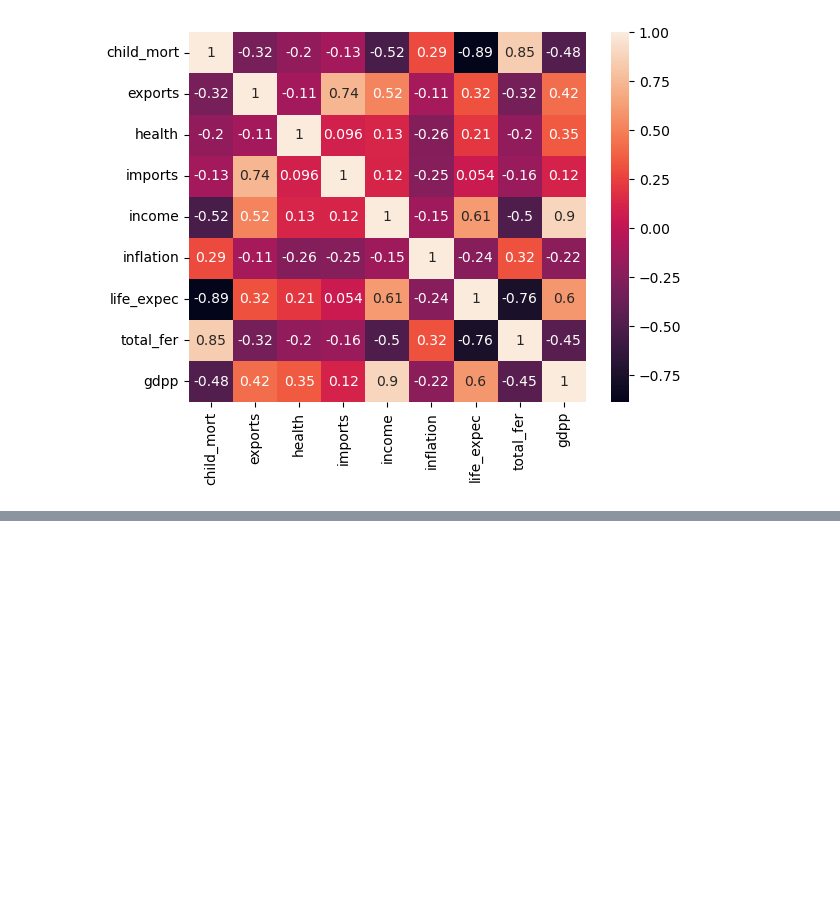
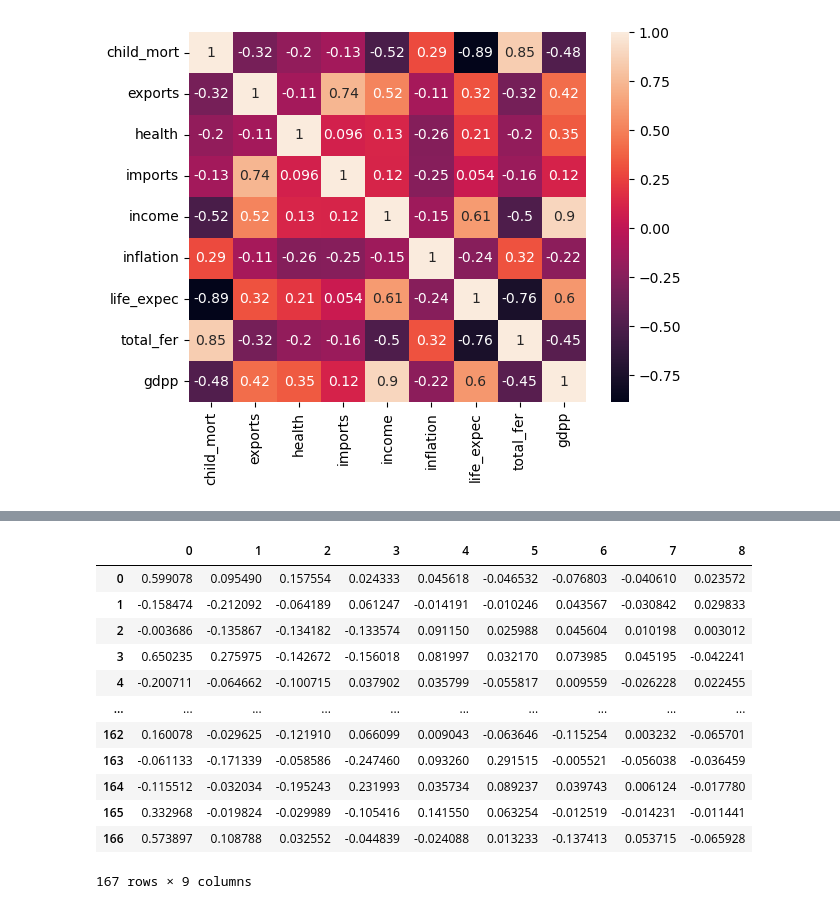
Before and after one commit to ozgurcanozel/Country-Unsupervised, a Jupyter notebook: CountryDataSet.ipynb, the cells around one changed output, grey strips where cells are left out. Drawn from its saved outputs; the diff is of its cells as text; code cells hidden in the pictures; blank space fills up the shorter version.

```diff
--- a/CountryDataSet.ipynb
+++ b/CountryDataSet.ipynb
@@ -77,0 +116,16 @@ sns.heatmap(df.corr(numeric_only=True), annot=True)
+# %%
+pca_df2
+# %% [output]
+|  | 0 | 1 | 2 | 3 | 4 | 5 | 6 | 7 | 8 |
+| 0 | 0.599078 | 0.095490 | 0.157554 | 0.024333 | 0.045618 | -0.046532 | -0.076803 | -0.040610 | 0.023572 |
+| 1 | -0.158474 | -0.212092 | -0.064189 | 0.061247 | -0.014191 | -0.010246 | 0.043567 | -0.030842 | 0.029833 |
+| 2 | -0.003686 | -0.135867 | -0.134182 | -0.133574 | 0.091150 | 0.025988 | 0.045604 | 0.010198 | 0.003012 |
+| 3 | 0.650235 | 0.275975 | -0.142672 | -0.156018 | 0.081997 | 0.032170 | 0.073985 | 0.045195 | -0.042241 |
+| 4 | -0.200711 | -0.064662 | -0.100715 | 0.037902 | 0.035799 | -0.055817 | 0.009559 | -0.026228 | 0.022455 |
+| ... | ... | ... | ... | ... | ... | ... | ... | ... | ... |
+| 162 | 0.160078 | -0.029625 | -0.121910 | 0.066099 | 0.009043 | -0.063646 | -0.115254 | 0.003232 | -0.065701 |
+| 163 | -0.061133 | -0.171339 | -0.058586 | -0.247460 | 0.093260 | 0.291515 | -0.005521 | -0.056038 | -0.036459 |
+| 164 | -0.115512 | -0.032034 | -0.195243 | 0.231993 | 0.035734 | 0.089237 | 0.039743 | 0.006124 | -0.017780 |
+| 165 | 0.332968 | -0.019824 | -0.029989 | -0.105416 | 0.141550 | 0.063254 | -0.012519 | -0.014231 | -0.011441 |
+| 166 | 0.573897 | 0.108788 | 0.032552 | -0.044839 | -0.024088 | 0.013233 | -0.137413 | 0.053715 | -0.065928 |
+167 rows × 9 columns
```
Also changed, not shown: parts of 15 cells of this notebook.
